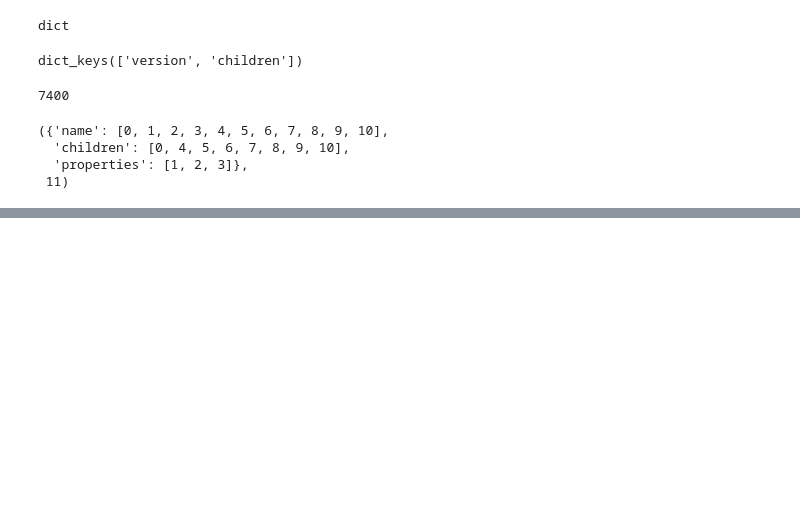
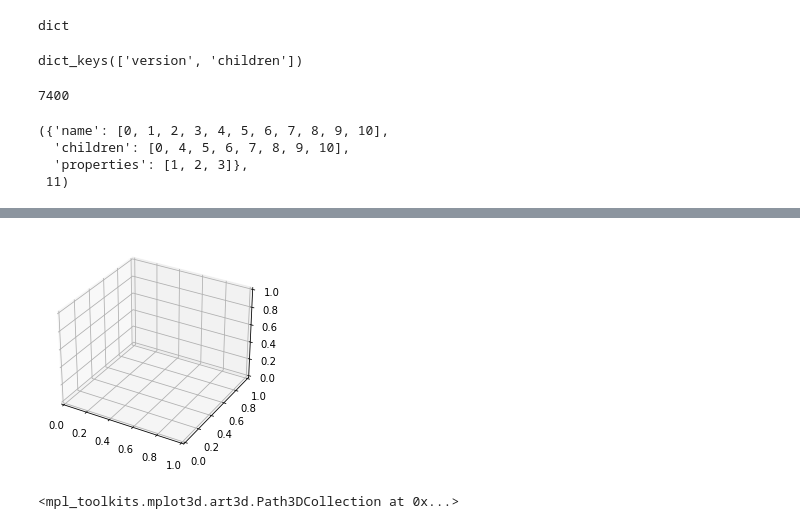
Before and after one commit to Wind-yk/FBXViewer, a Jupyter notebook: src/notebook/test.ipynb, the cells around one changed output, grey strips where cells are left out. Drawn from its saved outputs; the diff is of its cells as text; code cells hidden in the pictures; blank space fills up the shorter version.

```diff
--- a/src/notebook/test.ipynb
+++ b/src/notebook/test.ipynb
@@ -51,0 +124,9 @@ data['children']
+# %%
+fig = plt.figure()
+ax = plt.axes(projection='3d')
+# %% [output]
+[figure, added]
+# %%
+ax.scatter3D([point[0] for point in points], [point[1] for point in points], [point[2] for point in points], cmap='blue')
+# %% [output]
+<mpl_toolkits.mplot3d.art3d.Path3DCollection at 0x...>
```
Also changed, not shown: parts of 13 cells of this notebook, 1 other file.
